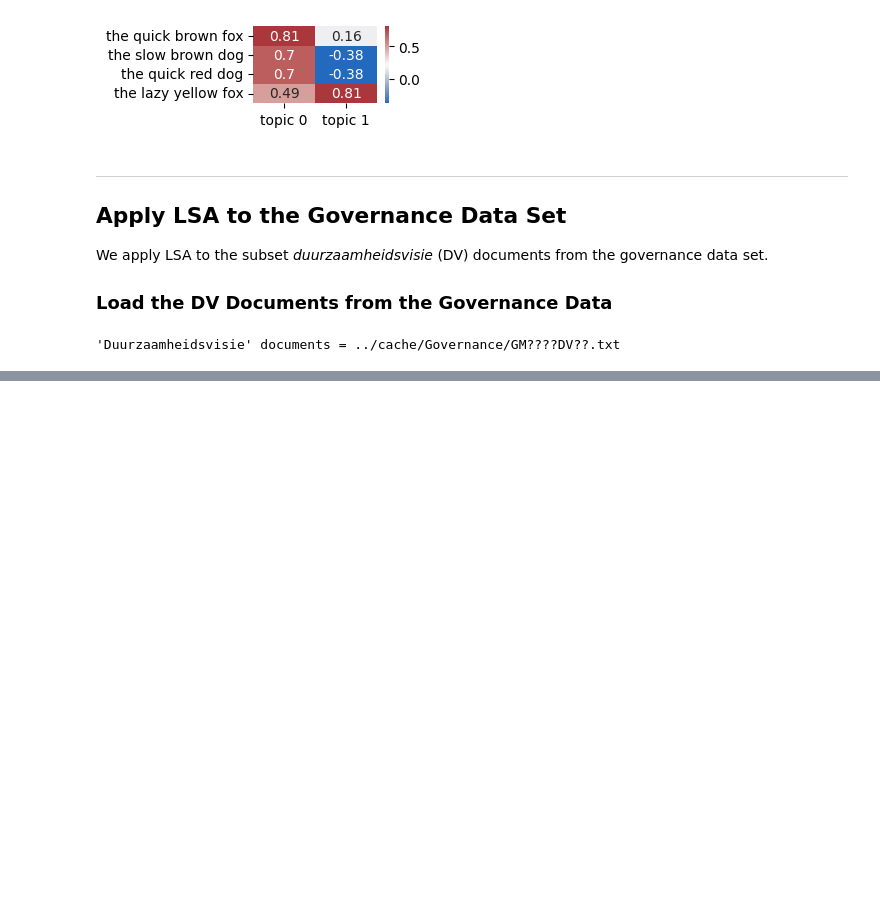
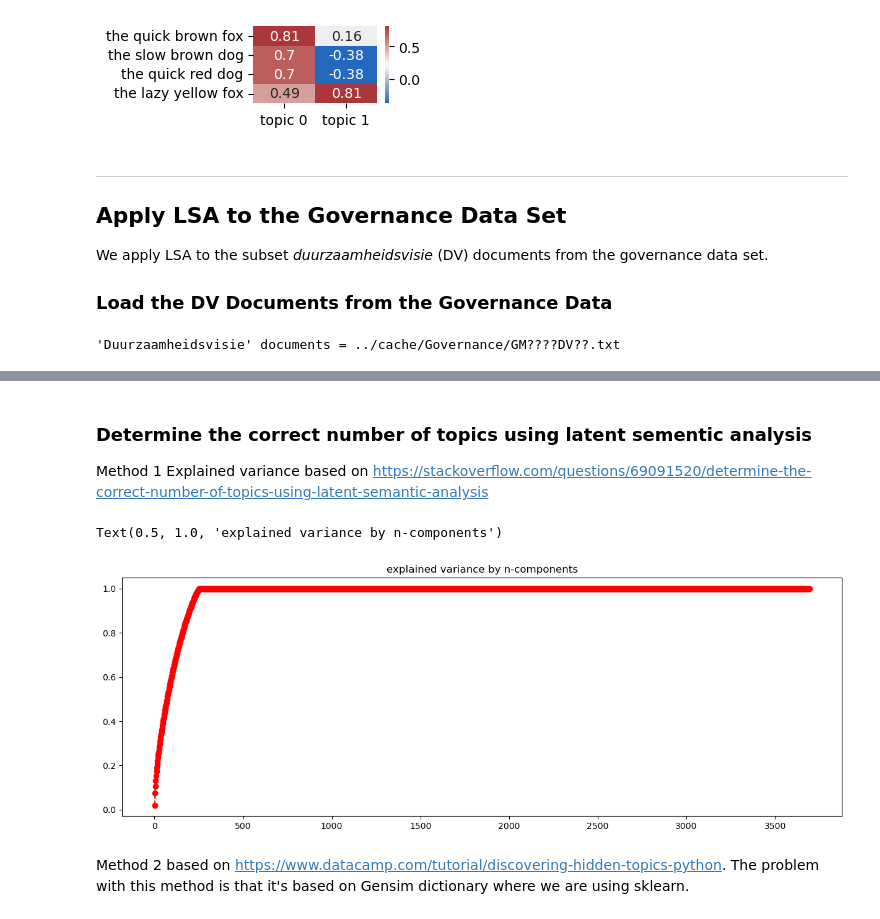
Before and after one commit to kjkoster/execute-enexis, a Jupyter notebook: notebooks/02 enexis governance -- LSA.ipynb, the cells around one changed output, grey strips where cells are left out. Drawn from its saved outputs; the diff is of its cells as text; code cells hidden in the pictures; blank space fills up the shorter version.

Commit message:
Toevoeging bepalen hoeveelheid topics methode 1

```diff
--- a/notebooks/02 enexis governance -- LSA.ipynb
+++ b/notebooks/02 enexis governance -- LSA.ipynb
@@ -463,0 +465,21 @@ n_most_significant("topic 1", 20, encoding_matrix)
+# %% [markdown]
+### Determine the correct number of topics using latent sementic analysis
+Method 1 Explained variance based on https://stackoverflow.com/questions/69091520/determine-the-correct-number-of-topics-using-latent-semantic-analysis
+# %%
+performance = []
+test = range(1, document_term_matrix.shape[1], 2)
+
+for n in test:
+    svd = TruncatedSVD(n_components=n)
+    lsa = svd.fit(document_term_matrix)
+    performance.append(lsa.explained_variance_ratio_.sum())
+
+fig = plt.figure(figsize=(15, 5))
+plt.plot(test, performance, 'ro--')
+plt.title('explained variance by n-components')
+# %% [output]
+Text(0.5, 1.0, 'explained variance by n-components')
+[figure, added]
+# %% [markdown]
+Method 2 based on https://www.datacamp.com/tutorial/discovering-hidden-topics-python.
+The problem with this method is that it's based on Gensim dictionary where we are using sklearn.
```
Also changed, not shown: parts of 14 cells of this notebook.
